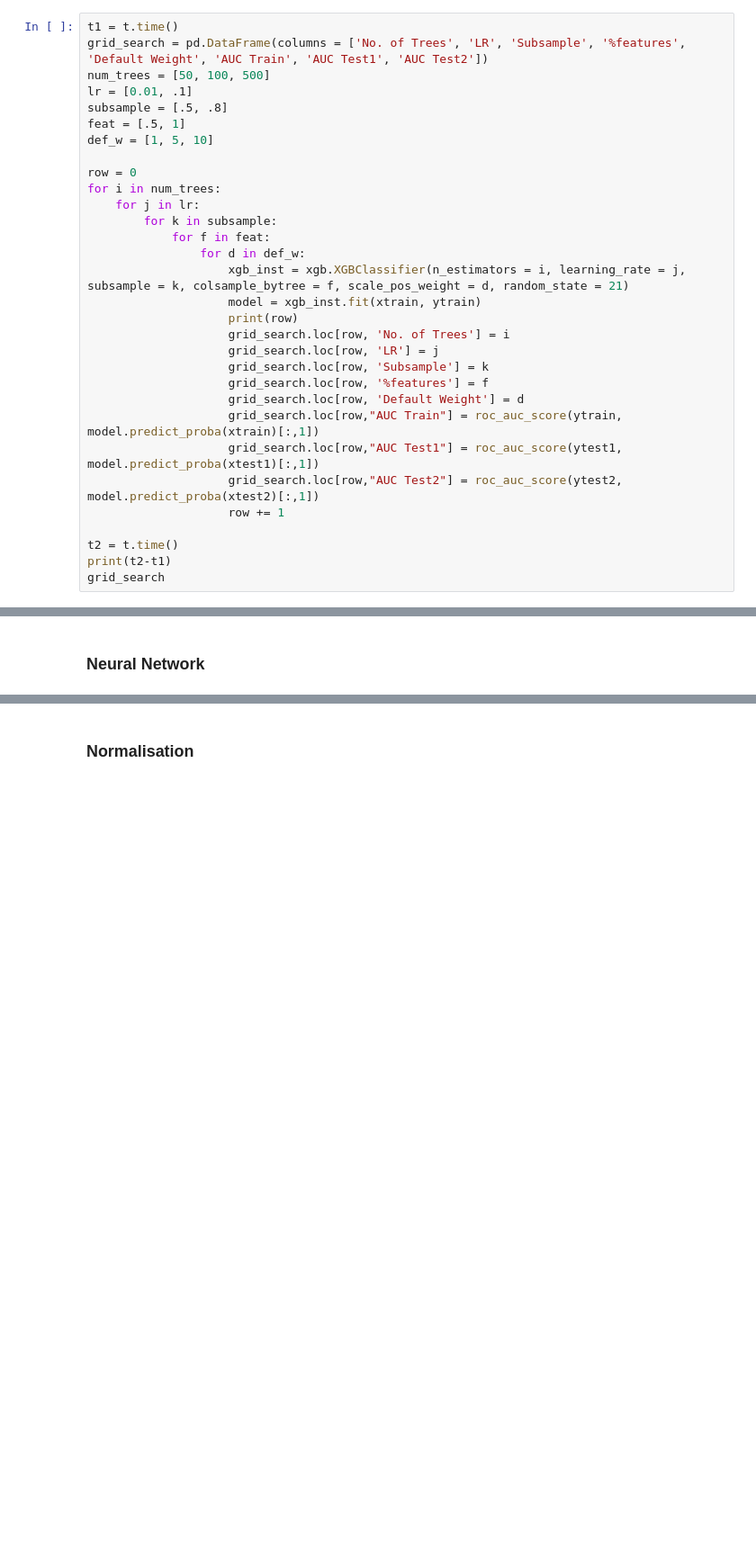
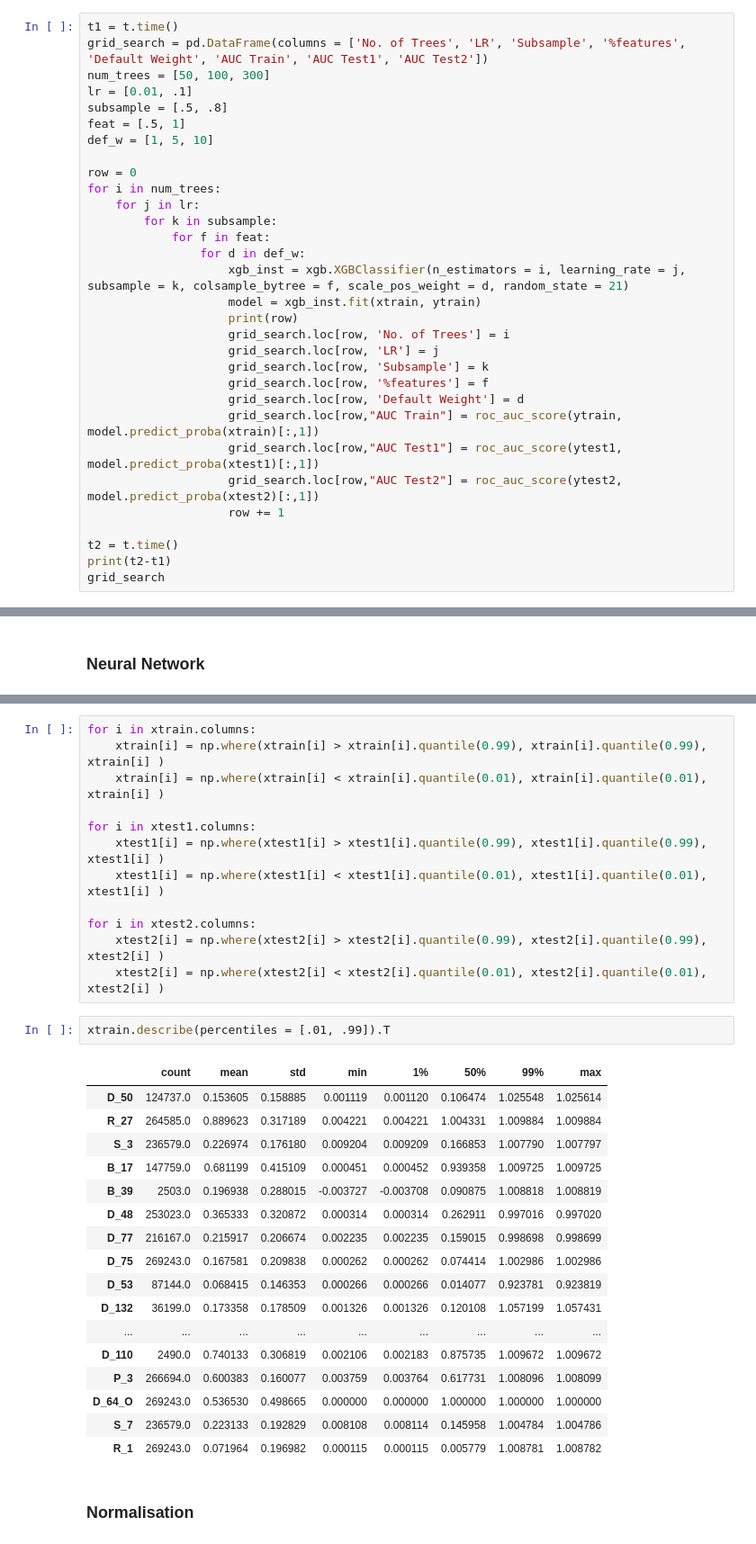
Before and after one commit to Shritej24c/Credit-Default-Pred, a Jupyter notebook: XGB.ipynb, the cells around one changed output, grey strips where cells are left out. Shown at 90% size. Cells and saved outputs as stored; diff of their text form; blank space fills up the shorter version.

```diff
--- a/XGB.ipynb
+++ b/XGB.ipynb
@@ -425,7 +419,7 @@ ytrain.shape
 # %%
 t1 = t.time()
 grid_search = pd.DataFrame(columns = ['No. of Trees', 'LR', 'Subsample', '%features', 'Default Weight', 'AUC Train', 'AUC Test1', 'AUC Test2'])
-num_trees = [50, 100, 500]
+num_trees = [50, 100, 300]
 lr = [0.01, .1]
 subsample = [.5, .8]
 feat = [.5, 1]
@@ -507,3 +550,35 @@ final_xgb.save_model("final_xgb.json")
+# %%
+for i in xtrain.columns:
+    xtrain[i] = np.where(xtrain[i] > xtrain[i].quantile(0.99), xtrain[i].quantile(0.99), xtrain[i] )
+    xtrain[i] = np.where(xtrain[i] < xtrain[i].quantile(0.01), xtrain[i].quantile(0.01), xtrain[i] )
+
+for i in xtest1.columns:
+    xtest1[i] = np.where(xtest1[i] > xtest1[i].quantile(0.99), xtest1[i].quantile(0.99), xtest1[i] )
+    xtest1[i] = np.where(xtest1[i] < xtest1[i].quantile(0.01), xtest1[i].quantile(0.01), xtest1[i] )
+
+for i in xtest2.columns:
+    xtest2[i] = np.where(xtest2[i] > xtest2[i].quantile(0.99), xtest2[i].quantile(0.99), xtest2[i] )
+    xtest2[i] = np.where(xtest2[i] < xtest2[i].quantile(0.01), xtest2[i].quantile(0.01), xtest2[i] )
+# %%
+xtrain.describe(percentiles = [.01, .99]).T
+# %% [output]
+|  | count | mean | std | min | 1% | 50% | 99% | max |
+| D_50 | 124737.0 | 0.153605 | 0.158885 | 0.001119 | 0.001120 | 0.106474 | 1.025548 | 1.025614 |
+| R_27 | 264585.0 | 0.889623 | 0.317189 | 0.004221 | 0.004221 | 1.004331 | 1.009884 | 1.009884 |
+| S_3 | 236579.0 | 0.226974 | 0.176180 | 0.009204 | 0.009209 | 0.166853 | 1.007790 | 1.007797 |
+| B_17 | 147759.0 | 0.681199 | 0.415109 | 0.000451 | 0.000452 | 0.939358 | 1.009725 | 1.009725 |
+| B_39 | 2503.0 | 0.196938 | 0.288015 | -0.003727 | -0.003708 | 0.090875 | 1.008818 | 1.008819 |
+| D_48 | 253023.0 | 0.365333 | 0.320872 | 0.000314 | 0.000314 | 0.262911 | 0.997016 | 0.997020 |
+| D_77 | 216167.0 | 0.215917 | 0.206674 | 0.002235 | 0.002235 | 0.159015 | 0.998698 | 0.998699 |
+| D_75 | 269243.0 | 0.167581 | 0.209838 | 0.000262 | 0.000262 | 0.074414 | 1.002986 | 1.002986 |
+| D_53 | 87144.0 | 0.068415 | 0.146353 | 0.000266 | 0.000266 | 0.014077 | 0.923781 | 0.923819 |
+| D_132 | 36199.0 | 0.173358 | 0.178509 | 0.001326 | 0.001326 | 0.120108 | 1.057199 | 1.057431 |
+| ... | ... | ... | ... | ... | ... | ... | ... | ... |
+| D_110 | 2490.0 | 0.740133 | 0.306819 | 0.002106 | 0.002183 | 0.875735 | 1.009672 | 1.009672 |
+| P_3 | 266694.0 | 0.600383 | 0.160077 | 0.003759 | 0.003764 | 0.617731 | 1.008096 | 1.008099 |
+| D_64_O | 269243.0 | 0.536530 | 0.498665 | 0.000000 | 0.000000 | 1.000000 | 1.000000 | 1.000000 |
+| S_7 | 236579.0 | 0.223133 | 0.192829 | 0.008108 | 0.008114 | 0.145958 | 1.004784 | 1.004786 |
+| R_1 | 269243.0 | 0.071964 | 0.196982 | 0.000115 | 0.000115 | 0.005779 | 1.008781 | 1.008782 |
 # %% [markdown]
 ### Normalisation
 # %%
```
Also changed, not shown: parts of 37 cells of this notebook.
